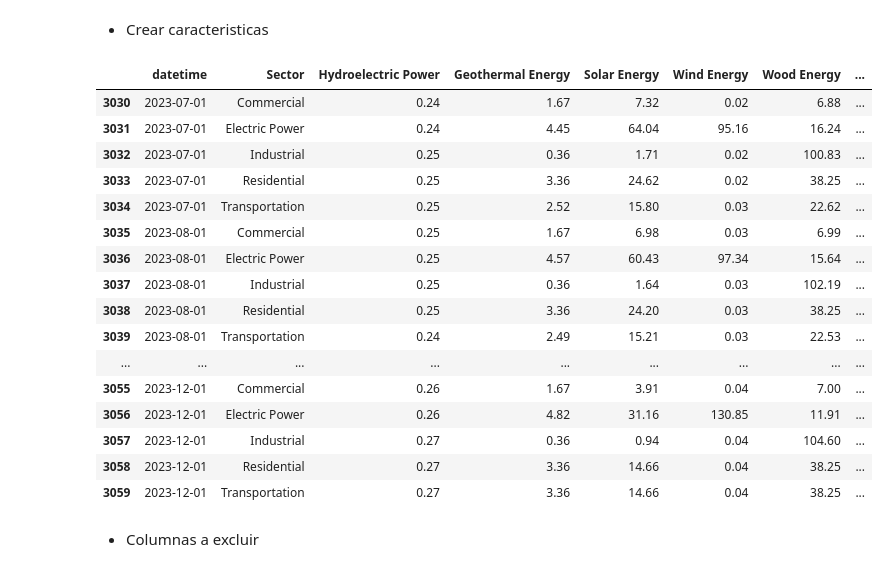
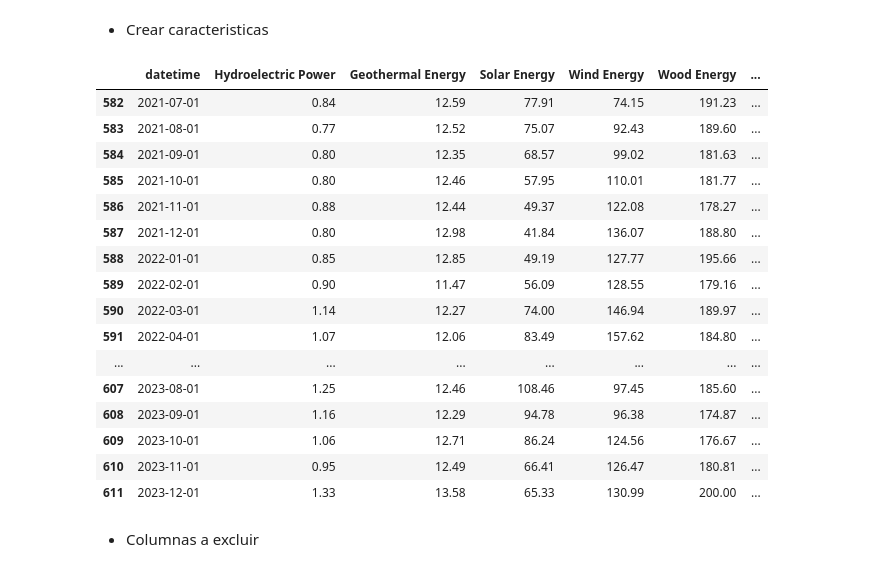
Before and after one commit to juanma200109/us_renewable_energy_forecast, a Jupyter notebook: 02_modeling/notebooks/03_sklearn_regression_classification.ipynb, the cells around one changed output. Cells and saved outputs as stored; diff of their text form; code cells hidden in the pictures.

```diff
--- a/02_modeling/notebooks/03_sklearn_regression_classification.ipynb
+++ b/02_modeling/notebooks/03_sklearn_regression_classification.ipynb
@@ -93,33 +93,43 @@ target_reg = 'Solar Energy'
 * Crear caracteristicas
 # %%
 df['datetime'] = pd.to_datetime(df['datetime'])
+df = df.groupby(['datetime'])
 
+consumption_columns = [
+    'Hydroelectric Power', 'Geothermal Energy', 'Solar Energy',
+    'Wind Energy', 'Wood Energy', 'Waste Energy',
+    'Fuel Ethanol, Excluding Denaturant', 'Biomass Losses and Co-products',
+    'Biomass Energy', 'Renewable Diesel Fuel',
+    'Other Biofuels', 'Conventional Hydroelectric Power', 'Biodiesel'
+]
+
+df = df[consumption_columns].sum().reset_index()
 # Copiamos para no modificar el df original de este notebook
-df_features_reg = df.iloc[2160:].copy()
-
+# df_features_reg = df.iloc[2160:].copy() # Si queremos usar solo los últimos 5 años
+df_features_reg = df.copy()
 # Características Temporales Básicas (del índice datetime)
 df_features_reg['year'] = df_features_reg['datetime'].dt.year
 df_features_reg['month'] = df_features_reg['datetime'].dt.month
 
 df_features_reg.tail(30)
 # %% [output]
-|  | datetime | Sector | Hydroelectric Power | Geothermal Energy | Solar Energy | Wind Energy | Wood Energy | ... |
-| 3030 | 2023-07-01 | Commercial | 0.24 | 1.67 | 7.32 | 0.02 | 6.88 | ... |
-| 3031 | 2023-07-01 | Electric Power | 0.24 | 4.45 | 64.04 | 95.16 | 16.24 | ... |
-| 3032 | 2023-07-01 | Industrial | 0.25 | 0.36 | 1.71 | 0.02 | 100.83 | ... |
-| 3033 | 2023-07-01 | Residential | 0.25 | 3.36 | 24.62 | 0.02 | 38.25 | ... |
-| 3034 | 2023-07-01 | Transportation | 0.25 | 2.52 | 15.80 | 0.03 | 22.62 | ... |
-| 3035 | 2023-08-01 | Commercial | 0.25 | 1.67 | 6.98 | 0.03 | 6.99 | ... |
-| 3036 | 2023-08-01 | Electric Power | 0.25 | 4.57 | 60.43 | 97.34 | 15.64 | ... |
-| 3037 | 2023-08-01 | Industrial | 0.25 | 0.36 | 1.64 | 0.03 | 102.19 | ... |
-| 3038 | 2023-08-01 | Residential | 0.25 | 3.36 | 24.20 | 0.03 | 38.25 | ... |
-| 3039 | 2023-08-01 | Transportation | 0.24 | 2.49 | 15.21 | 0.03 | 22.53 | ... |
-| ... | ... | ... | ... | ... | ... | ... | ... | ... |
-| 3055 | 2023-12-01 | Commercial | 0.26 | 1.67 | 3.91 | 0.04 | 7.00 | ... |
-| 3056 | 2023-12-01 | Electric Power | 0.26 | 4.82 | 31.16 | 130.85 | 11.91 | ... |
-| 3057 | 2023-12-01 | Industrial | 0.27 | 0.36 | 0.94 | 0.04 | 104.60 | ... |
-| 3058 | 2023-12-01 | Residential | 0.27 | 3.36 | 14.66 | 0.04 | 38.25 | ... |
-| 3059 | 2023-12-01 | Transportation | 0.27 | 3.36 | 14.66 | 0.04 | 38.25 | ... |
+|  | datetime | Hydroelectric Power | Geothermal Energy | Solar Energy | Wind Energy | Wood Energy | ... |
+| 582 | 2021-07-01 | 0.84 | 12.59 | 77.91 | 74.15 | 191.23 | ... |
+| 583 | 2021-08-01 | 0.77 | 12.52 | 75.07 | 92.43 | 189.60 | ... |
+| 584 | 2021-09-01 | 0.80 | 12.35 | 68.57 | 99.02 | 181.63 | ... |
+| 585 | 2021-10-01 | 0.80 | 12.46 | 57.95 | 110.01 | 181.77 | ... |
+| 586 | 2021-11-01 | 0.88 | 12.44 | 49.37 | 122.08 | 178.27 | ... |
+| 587 | 2021-12-01 | 0.80 | 12.98 | 41.84 | 136.07 | 188.80 | ... |
+| 588 | 2022-01-01 | 0.85 | 12.85 | 49.19 | 127.77 | 195.66 | ... |
+| 589 | 2022-02-01 | 0.90 | 11.47 | 56.09 | 128.55 | 179.16 | ... |
+| 590 | 2022-03-01 | 1.14 | 12.27 | 74.00 | 146.94 | 189.97 | ... |
+| 591 | 2022-04-01 | 1.07 | 12.06 | 83.49 | 157.62 | 184.80 | ... |
+| ... | ... | ... | ... | ... | ... | ... | ... |
+| 607 | 2023-08-01 | 1.25 | 12.46 | 108.46 | 97.45 | 185.60 | ... |
+| 608 | 2023-09-01 | 1.16 | 12.29 | 94.78 | 96.38 | 174.87 | ... |
+| 609 | 2023-10-01 | 1.06 | 12.71 | 86.24 | 124.56 | 176.67 | ... |
+| 610 | 2023-11-01 | 0.95 | 12.49 | 66.41 | 126.47 | 180.81 | ... |
+| 611 | 2023-12-01 | 1.33 | 13.58 | 65.33 | 130.99 | 200.00 | ... |
 # %% [markdown]
 * Columnas a excluir
 # %%
```
Also changed, not shown: parts of 39 cells of this notebook, 1 other file.
